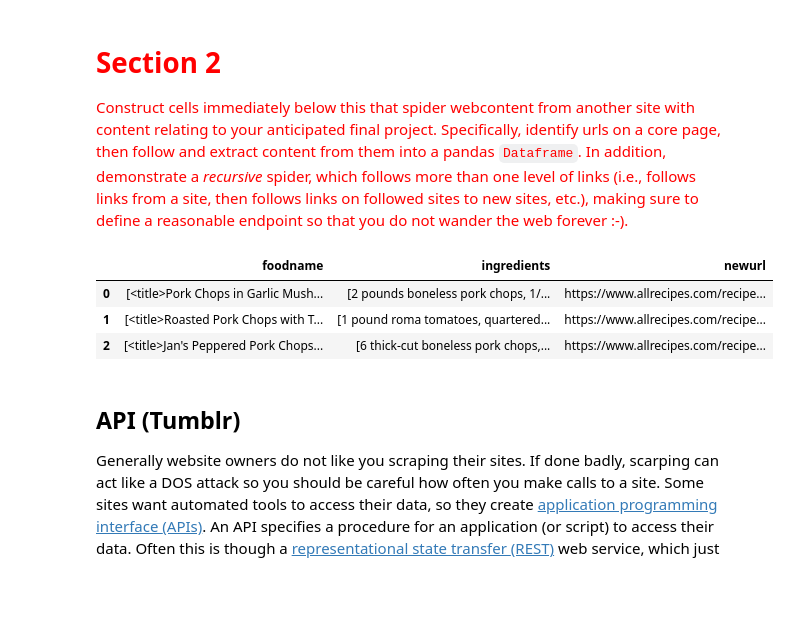
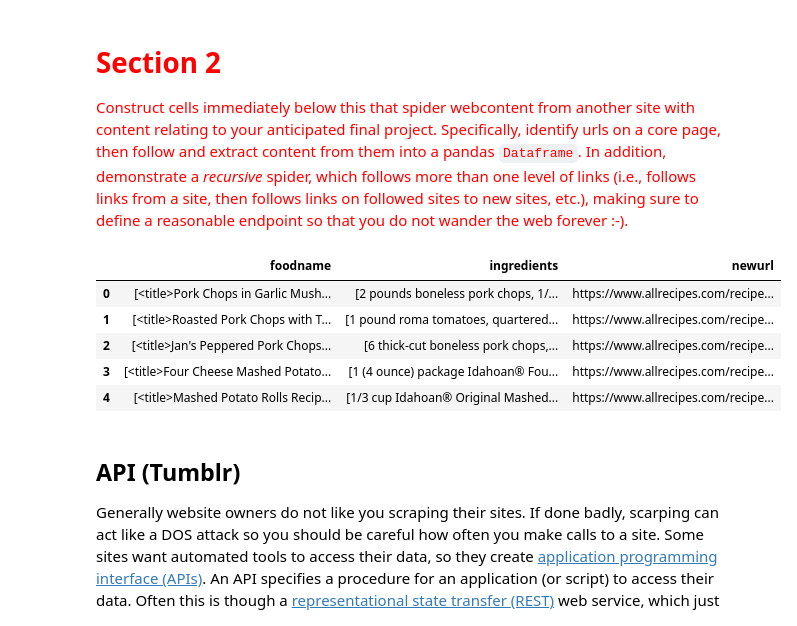
Before and after one commit to clk16/Content-Analysis-2020, a Jupyter notebook: week-1/1-intro.ipynb, the cells around one changed output. Drawn from its saved outputs; the diff is of its cells as text; code cells hidden in the pictures; blank space fills up the shorter version.

```diff
--- a/week-1/1-intro.ipynb
+++ b/week-1/1-intro.ipynb
@@ -369,34 +369,36 @@ header = ua.random
 thepage='https://www.allrecipes.com/recipe/269592/pork-chops-in-garlic-mushroom-sauce/?internalSource=popular&referringContentType=Homepage'
 
 fooddata = pandas.DataFrame(columns=('foodname', 'ingredients', 'newurl'))
 
 def GetOneRow():
     global thepage
     global fooddata
     foodinfo = requests.get(thepage, timeout=30)
     foodsoup= bs4.BeautifulSoup(foodinfo.text, 'html.parser')
     title= foodsoup.head.findAll('title')
     ingredients=[x.text for x in foodsoup.body.findAll('ul',attrs={'id':'lst_ingredients_1'})[0].findAll('li')]
     ingredients0=[re.sub(r'\n', '', x) for x in ingredients]
     newurl=foodsoup.body.findAll('a',attrs={'data-click-id':'simslot_3'})[0]['href']
     fooddata=fooddata.append([{'foodname':title,'ingredients':ingredients0,'newurl':newurl}],ignore_index=True)
     thepage=newurl
 
 i=0
-while i<=2:
+while i<=4:
     GetOneRow()
     i+=1
     time.sleep(7)
 
 fooddata
 
 # please adjust the sleep time and number of pages if you like :-)
 # basically this is a cute recipe site without strict limitation on scrapers.
 # %% [output]
 |  | foodname | ingredients | newurl |
 | 0 | [<title>Pork Chops in Garlic Mush... | [2 pounds boneless pork chops, 1/... | https://www.allrecipes.com/recipe... |
 | 1 | [<title>Roasted Pork Chops with T... | [1 pound roma tomatoes, quartered... | https://www.allrecipes.com/recipe... |
 | 2 | [<title>Jan's Peppered Pork Chops... | [6 thick-cut boneless pork chops,... | https://www.allrecipes.com/recipe... |
+| 3 | [<title>Four Cheese Mashed Potato... | [1 (4 ounce) package Idahoan® Fou... | https://www.allrecipes.com/recipe... |
+| 4 | [<title>Mashed Potato Rolls Recip... | [1/3 cup Idahoan® Original Mashed... | https://www.allrecipes.com/recipe... |
 # %% [markdown]
 ## API (Tumblr)
 
```
